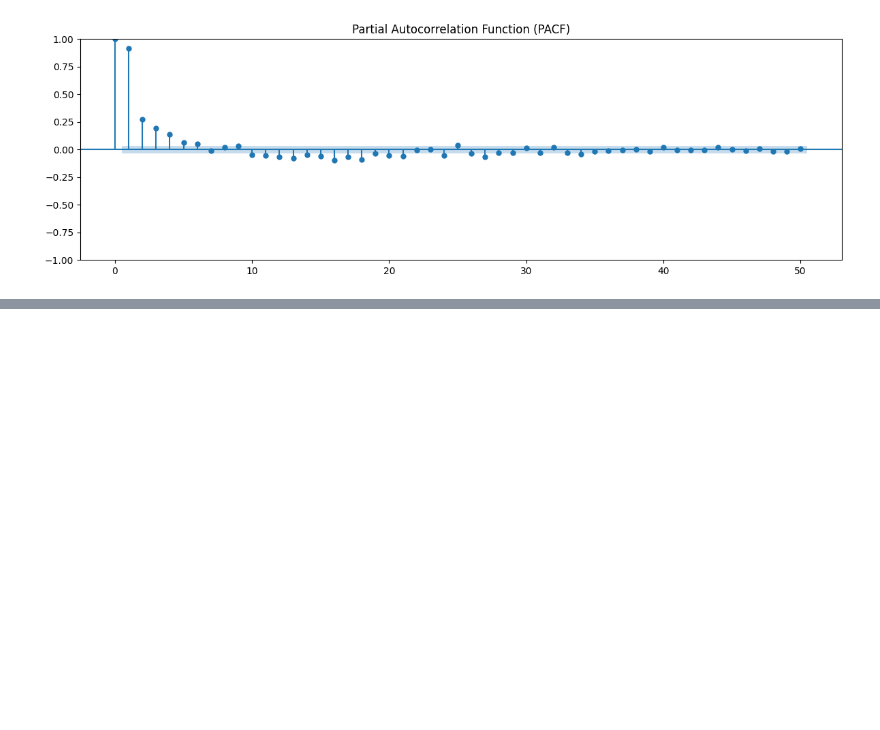
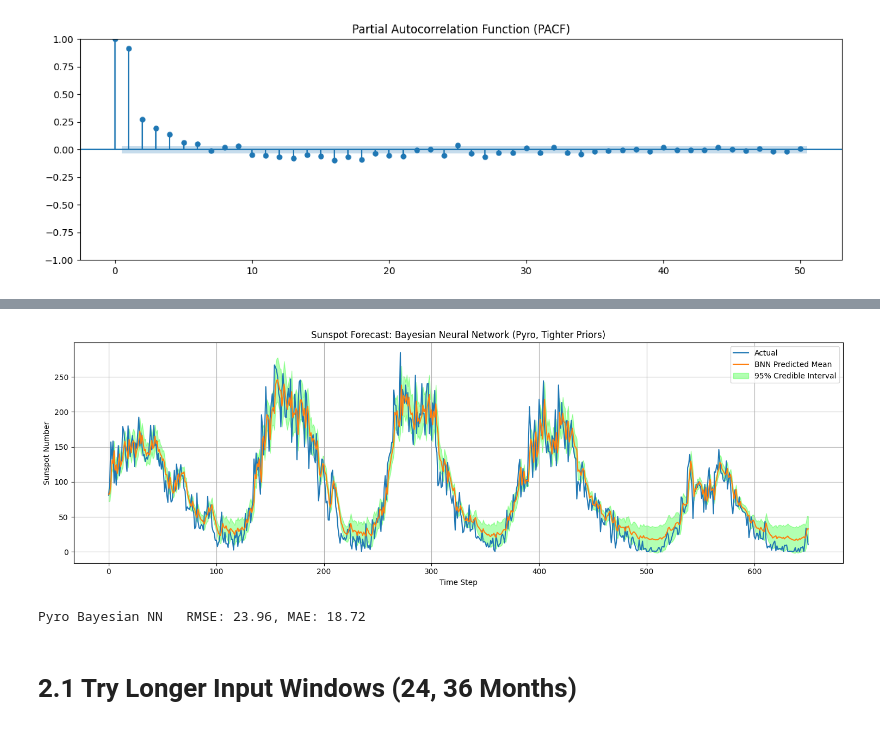
Before and after one commit to Jevgenijsposashkov/bnn_forecasting, a Jupyter notebook: bnn_notebook.ipynb, the cells around one changed output, grey strips where cells are left out. Cells and saved outputs as stored; diff of their text form; code cells hidden in the pictures; blank space fills up the shorter version.

```diff
--- a/bnn_notebook.ipynb
+++ b/bnn_notebook.ipynb
@@ -1294,0 +233,6 @@ TypeError: list indices must be integers or slices, not NoneType
+# %%
+# Convert to torch tensors for Pyro
+X_train_torch = torch.tensor(X_train_scaled, dtype=torch.float32)
+y_train_torch = torch.tensor(y_train_scaled, dtype=torch.float32)
+X_test_torch = torch.tensor(X_test_scaled, dtype=torch.float32)
+y_test_torch = torch.tensor(y_test_scaled, dtype=torch.float32)
@@ -1294,0 +303,45 @@ TypeError: list indices must be integers or slices, not NoneType
+# %%
+def sample_bnn_predictions(X, n_samples=100):
+    preds = []
+    for _ in range(n_samples):
+        guide_trace = pyro.poutine.trace(bnn_guide).get_trace(X)
+        w1 = guide_trace.nodes['w1']['value']
+        b1 = guide_trace.nodes['b1']['value']
+        w2 = guide_trace.nodes['w2']['value']
+        b2 = guide_trace.nodes['b2']['value']
+        pred = BNN(X.shape[1])(X, w1, b1, w2, b2).squeeze(-1).detach().cpu().numpy()
+        preds.append(pred)
+    preds = np.stack(preds, axis=0)  # (n_samples, batch)
+    return preds.mean(axis=0), preds.std(axis=0)
+
+mean_pred_test, std_pred_test = sample_bnn_predictions(X_test_torch, n_samples=100)
+mean_pred_test_orig = scaler_y.inverse_transform(mean_pred_test.reshape(-1,1)).flatten()
+std_pred_test_orig = std_pred_test * scaler_y.scale_[0]
+y_test_orig = scaler_y.inverse_transform(y_test_scaled.reshape(-1,1)).flatten()
+# %%
+plt.figure(figsize=(15,5))
+plt.plot(y_test_orig, label='Actual')
+plt.plot(mean_pred_test_orig, label='BNN Predicted Mean')
+plt.fill_between(np.arange(len(y_test_orig)),
+                 mean_pred_test_orig - 2*std_pred_test_orig,
+                 mean_pred_test_orig + 2*std_pred_test_orig,
+                 color='lime', alpha=0.3, label='95% Credible Interval')
+plt.title('Sunspot Forecast: Bayesian Neural Network (Pyro, Tighter Priors)')
+plt.xlabel('Time Step')
+plt.ylabel('Sunspot Number')
+plt.legend()
+plt.grid()
+plt.tight_layout()
+plt.show()
+# %% [output]
+[figure, added]
+# %%
+
+# Pyro BNN
+rmse_bnn = np.sqrt(mean_squared_error(y_test_orig, mean_pred_test_orig))
+mae_bnn = mean_absolute_error(y_test_orig, mean_pred_test_orig)
+print(f"Pyro Bayesian NN   RMSE: {rmse_bnn:.2f}, MAE: {mae_bnn:.2f}")
+# %% [output]
+Pyro Bayesian NN   RMSE: 23.96, MAE: 18.72
+# %% [markdown]
+# 2.1 Try Longer Input Windows (24, 36 Months)
```
Also changed, not shown: parts of 29 cells of this notebook, 7 other files.
